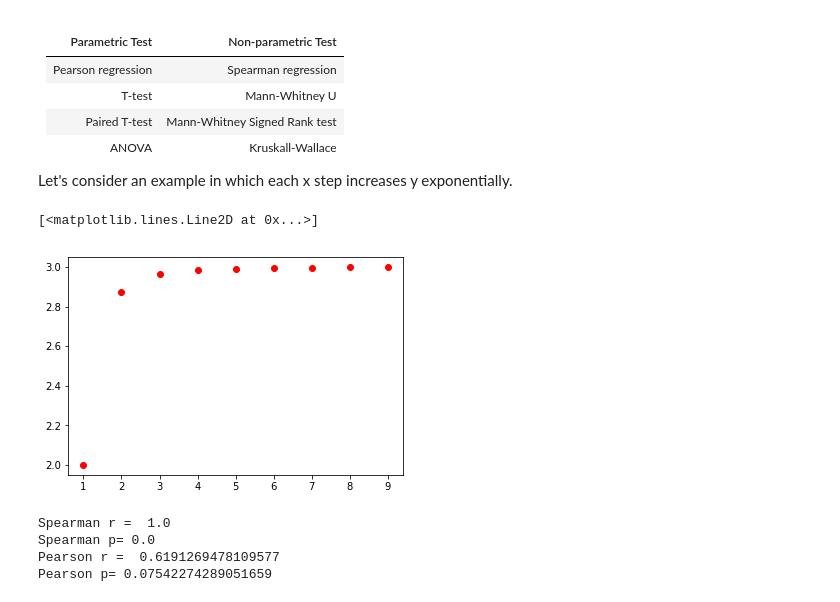
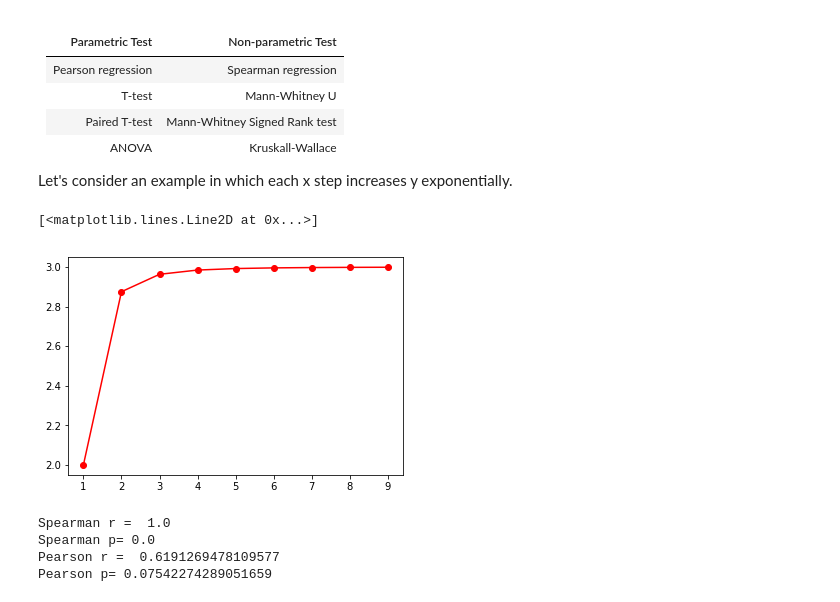
Before and after one commit to zaneveld/full_spectrum_bioinformatics, a Jupyter notebook: content/11_statistics/rank_based_methods.ipynb, the cells around one changed output. Cells and saved outputs as stored; diff of their text form; code cells hidden in the pictures.

```diff
--- a/content/11_statistics/rank_based_methods.ipynb
+++ b/content/11_statistics/rank_based_methods.ipynb
@@ -25,22 +25,24 @@ For each common *parameteric* statistical test from statistics there is likely a
 
 Let's consider an example in which each x step increases y exponentially.
 # %%
-xs = list(range(1,10))
+%matplotlib inline
+from matplotlib.pyplot import plot
 from random import randint
 from math import log
 
 def simulate_y(x):
     return (3 - 1/x**3)
 
+xs = list(range(1,10))
 ys = []
 for x in xs:
     ys.append(simulate_y(x))
 
 #Plot the result
-plot(xs,ys,'ro')
+plot(xs,ys,'ro-')
 # %% [output]
 [<matplotlib.lines.Line2D at 0x...>]
-[figure, old version]
+[figure, new version]
 # %%
 #Now let's fit Pearson and Spearman regressions
 from scipy.stats import spearmanr,pearsonr
```
Also changed, not shown: 3 other files.
